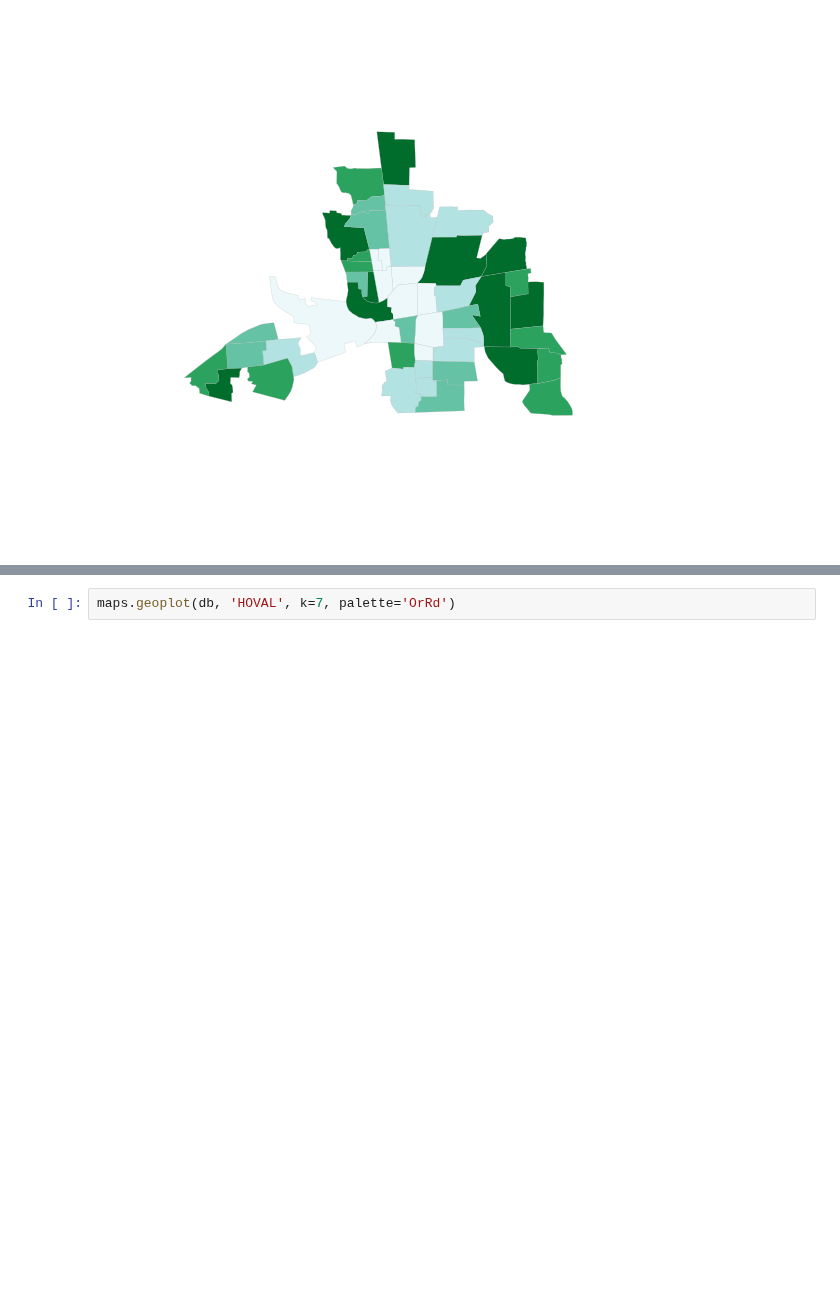
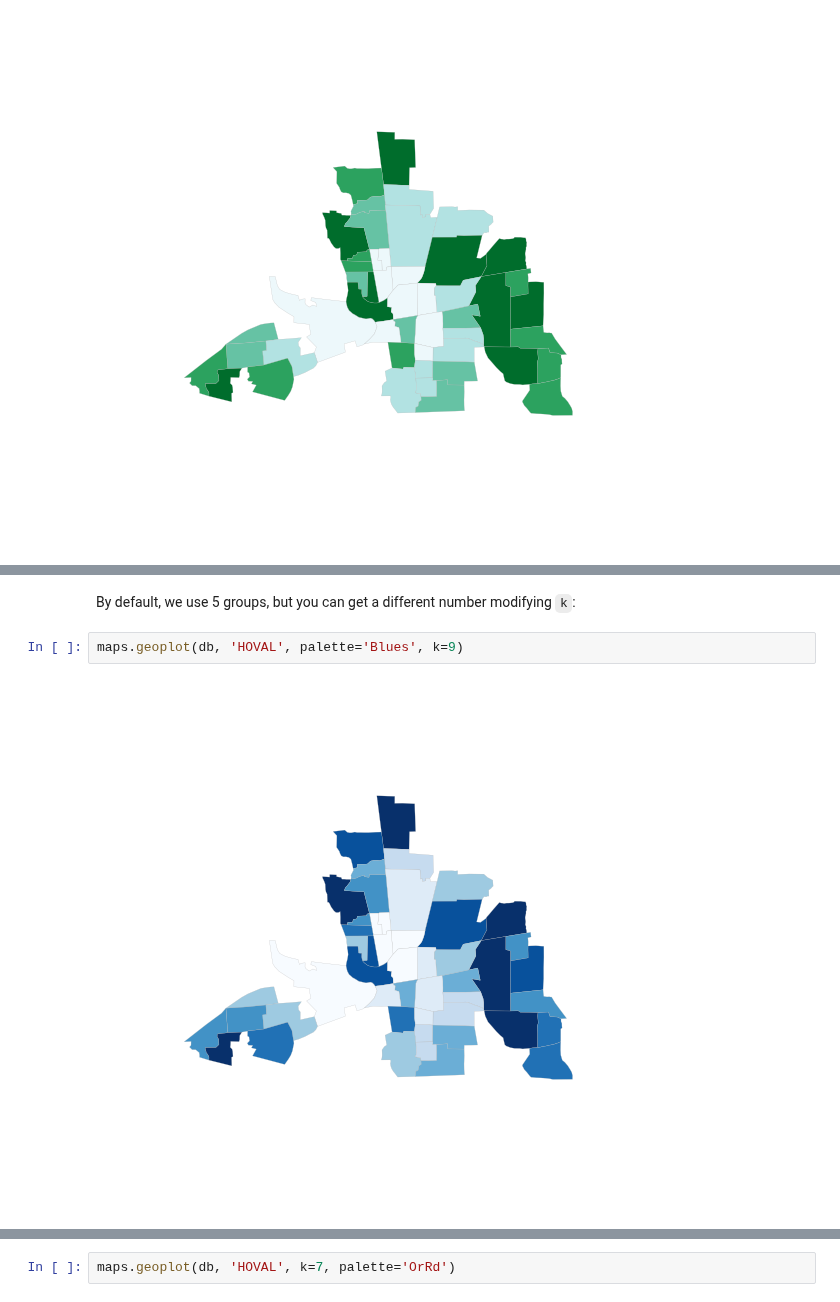
Before and after one commit to pysal/splot, a Jupyter notebook: geotable_plot.ipynb, the cells around one changed output, grey strips where cells are left out. Drawn from its saved outputs; the diff is of its cells as text; blank space fills up the shorter version.

```diff
--- a/geotable_plot.ipynb
+++ b/geotable_plot.ipynb
@@ -98,0 +77,6 @@ maps.geoplot(db, 'HOVAL')
+# %% [markdown]
+By default, we use 5 groups, but you can get a different number modifying `k`:
+# %%
+maps.geoplot(db, 'HOVAL', palette='Blues', k=9)
+# %% [output]
+[figure, added]
```
Also changed, not shown: parts of 22 cells of this notebook, 2 other files.
